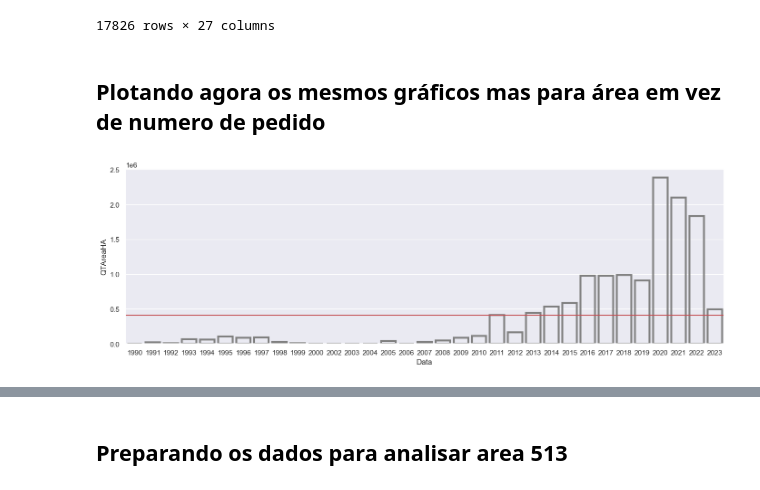
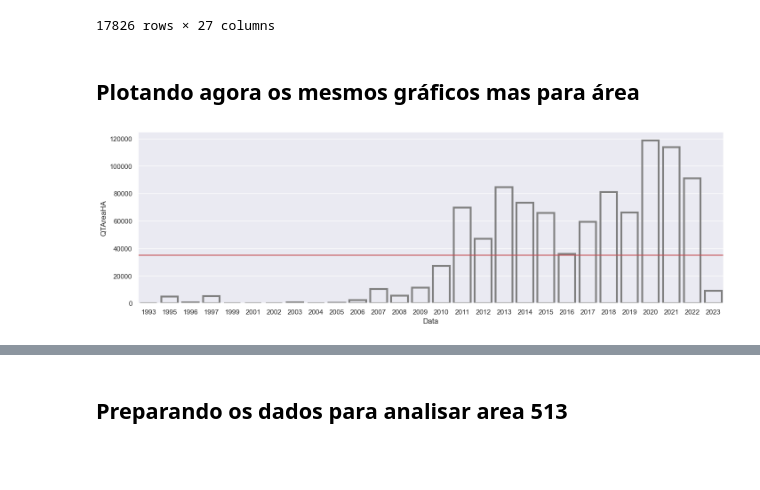
Before and after one commit to EduMinsky/GoldMiningAnalysis, a Jupyter notebook: Analise dos Pedidos de Mineração Por Área.ipynb, the cells around one changed output, grey strips where cells are left out. Drawn from its saved outputs; the diff is of its cells as text; code cells hidden in the pictures; blank space fills up the shorter version.

```diff
--- a/Analise dos Pedidos de Mineração Por Área.ipynb
+++ b/Analise dos Pedidos de Mineração Por Área.ipynb
@@ -1,7 +1,7 @@
 # %%
 #Lendo os dataframes
 import pandas as pd
-path = 'C:\\Users\\User\\Dropbox (CPI)\\EduardoMinsky\\Dados_Mineracao\\Dados Tabulares\\Dados_Relacionados\\'
+path = 'C:\\Users\\napcc\\Dropbox (CPI)\\EduardoMinsky\\Dados_Mineracao\\Dados Tabulares\\Dados_Relacionados\\'
 #Pegando processos apenas do Pará
 mun = pd.read_csv(path+'ProcessoMunicipio.csv')
 substancia = pd.read_csv(path+'ProcessoSubstancia.csv')
@@ -68,21 +68,22 @@ See the caveats in the documentation: https://pandas.pydata.org/pandas-docs/stab
 | 19044 | 880818 | 810.365/2011 | 810365 | 2011 | S | 48401.810365/2011-10 | 2.0 | ... |
 17826 rows × 27 columns
 # %% [markdown]
-## Plotando agora os mesmos gráficos mas para área em vez de numero de pedido
+## Plotando agora os mesmos gráficos mas para área
 # %%
 import seaborn as sns
 import  matplotlib.pyplot as plt
 %matplotlib inline
 sns.set(rc={"figure.figsize":(17, 5)})
 
 #Agrupando os valores de area por ano e somando
-area_pedida = join_333_regiao.groupby('Data').sum()
+area_pedida_333 = join_333_regiao.groupby('Data').sum()
 
 y = sns.barplot(
-    data=area_pedida, x=area_pedida.index, y="QTAreaHA", capsize=.4, errcolor=".5",
+    data=area_pedida_333, x=area_pedida_333.index, y="QTAreaHA", capsize=.4, errcolor=".5",
     linewidth=3, edgecolor=".5", facecolor=(0, 0, 0, 0)
 )
+
 y.axhline(area_pedida['QTAreaHA'].mean(),color ='r')
 plt.show()
 # %% [output]
-[figure, old version]
+[figure, new version]
```
Also changed, not shown: parts of 3 cells of this notebook.
